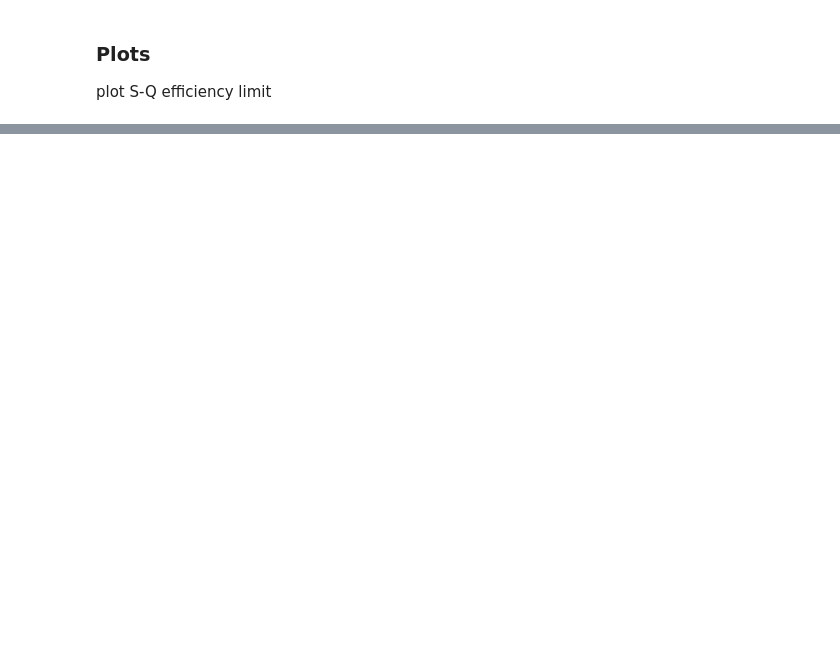
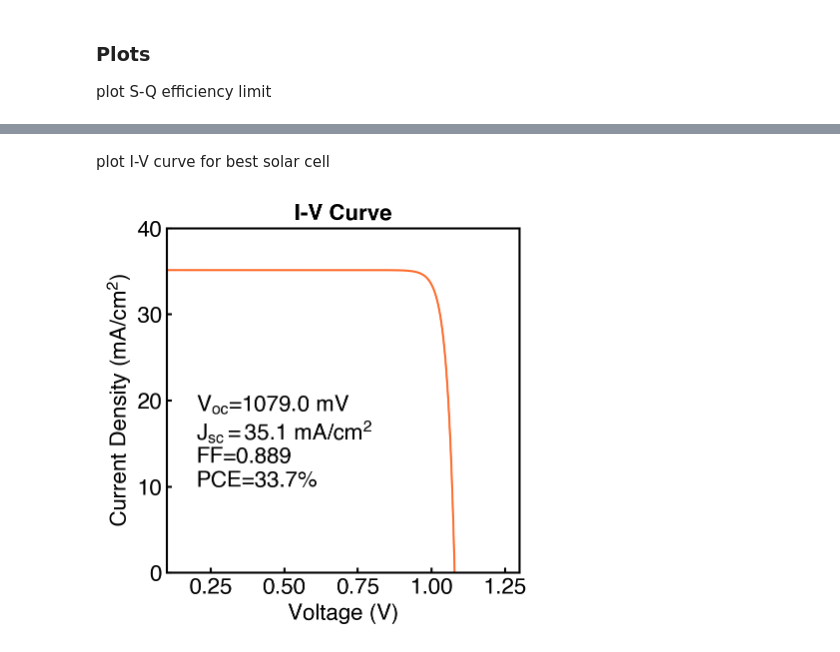
Before and after one commit to corawent/fundamentals, a Jupyter notebook: sqlimit.ipynb, the cells around one changed output, grey strips where cells are left out. Saved outputs shown, nothing was run; the diff lists cells and outputs as text; code cells hidden in the pictures; blank space fills up the shorter version.

```diff
--- a/sqlimit.ipynb
+++ b/sqlimit.ipynb
@@ -114,3 +114,10 @@ calculate jsc, voc, ff for best I-V data
+# %%
+temp=vmax[np.absolute(jmax)==np.min(np.absolute(jmax))]
+voc=temp[0]
+temp=jmax[np.absolute(vmax)==np.min(np.absolute(vmax))]
+jsc=round(temp[0],3)
+pce=np.max(jmax*vmax)/pinc_am1p5
+ff=np.max(jmax*vmax)/(voc*jsc)
 # %% [markdown]
 ### Plots
 
@@ -129,0 +152,16 @@ fig.savefig('test')
+# %% [markdown]
+plot I-V curve for best solar cell
+# %%
+fig,ax=plt.subplots()
+ax.plot(vmax,jmax/10)
+ax.set_xlabel("Voltage (V)")
+ax.set_ylabel("Current Density ($mA/cm^2$)")
+ax.set_title('I-V Curve')
+ax.set_xlim([0.1,1.3]);
+ax.set_ylim([0,40]);
+
+ivdata = '$V_{oc}$='+str(voc*1000)+' mV\n$J_{sc}=$'+str(round(jsc/10.0,1))+' $mA/cm^2$'\
+    '\nFF='+ str(round(ff,3))+'\nPCE='+str(round(pce*100,1))+'%'
+ax.text(0.2,10,ivdata);
+# %% [output]
+[figure, added]
```
Also changed, not shown: parts of 5 cells of this notebook, 5 other files.
